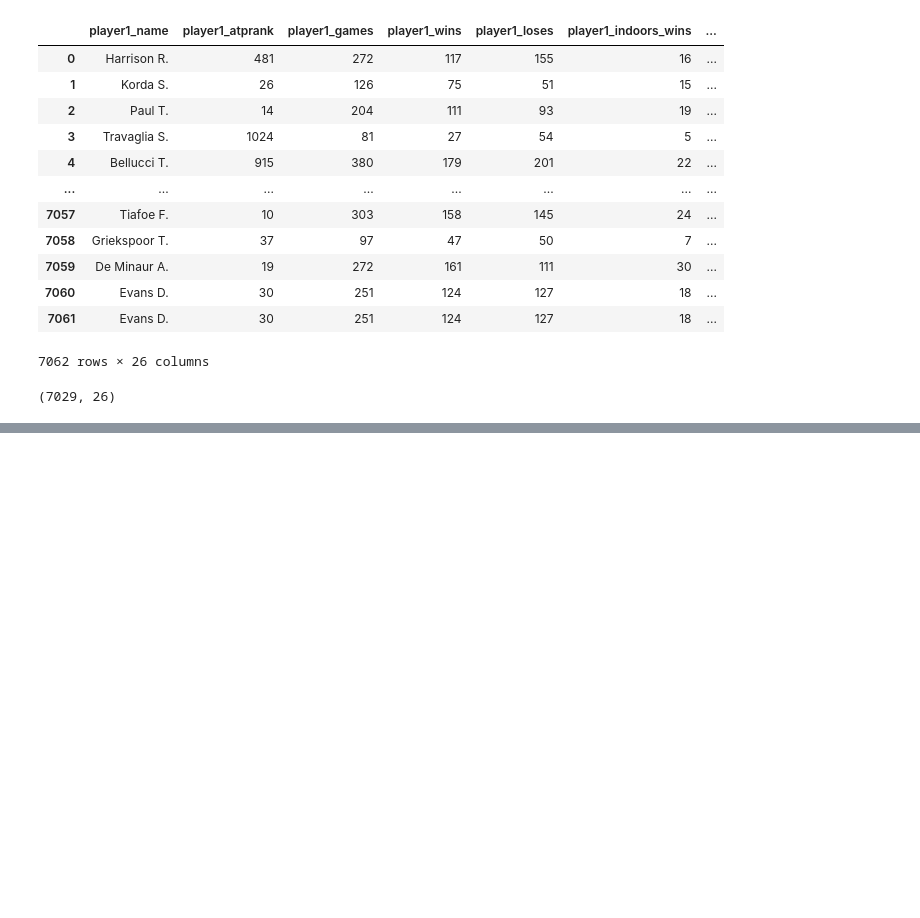
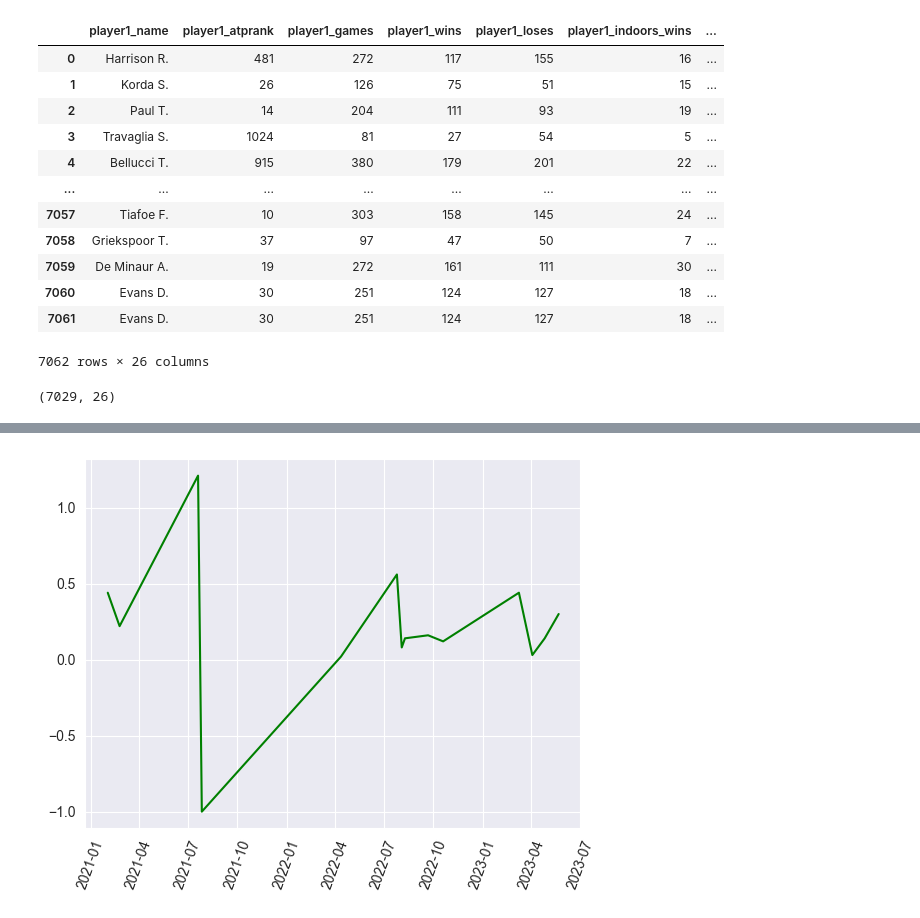
Before and after one commit to chboudry/PariTennis, a Jupyter notebook: m2c_gradientboosting.ipynb, the cells around one changed output, grey strips where cells are left out. Saved outputs shown, nothing was run; the diff lists cells and outputs as text; code cells hidden in the pictures; blank space fills up the shorter version.

```diff
--- a/m2c_gradientboosting.ipynb
+++ b/m2c_gradientboosting.ipynb
@@ -179,0 +237,35 @@ df_roi
+# %%
+# on proba score > 0.9 (roi filtered from previous cell)
+import matplotlib.pyplot as plt
+
+df_roi = df_roi.sort_values(by='match_date')
+dates = df_roi.match_date.unique()
+data = []
+
+for date in dates :
+    money_won = 0.0
+    #test = df_roi.at[df_roi.index[0],"match_date"]
+    df_roi_filtered = df_roi.loc[df_roi["match_date"]==date]
+    #print(df_roi_filtered)
+    money_won-=df_roi_filtered.shape[0]
+
+    for index, row in (df_roi_filtered.loc[df_roi_filtered["y_predict"] == df_roi_filtered["y_test"]]).iterrows():
+        if row.y_predict == 0 :
+            money_won += row.match_odd_player2
+        else:
+            money_won += row.match_odd_player1
+
+    data.append(money_won)
+
+dates = dates.astype('datetime64[ns]')
+
+plt.plot_date(pd.to_datetime(dates.date, format='%Y-%m-%d'), data, 'g')
+plt.xticks(rotation=70)
+plt.show()
+
+
+d = {'date': dates.date,
+     'money_won': data}
+roi = pd.DataFrame(data=d)
+# %% [output]
+[figure, added]
```
Also changed, not shown: parts of 9 cells of this notebook, 6 other files.
